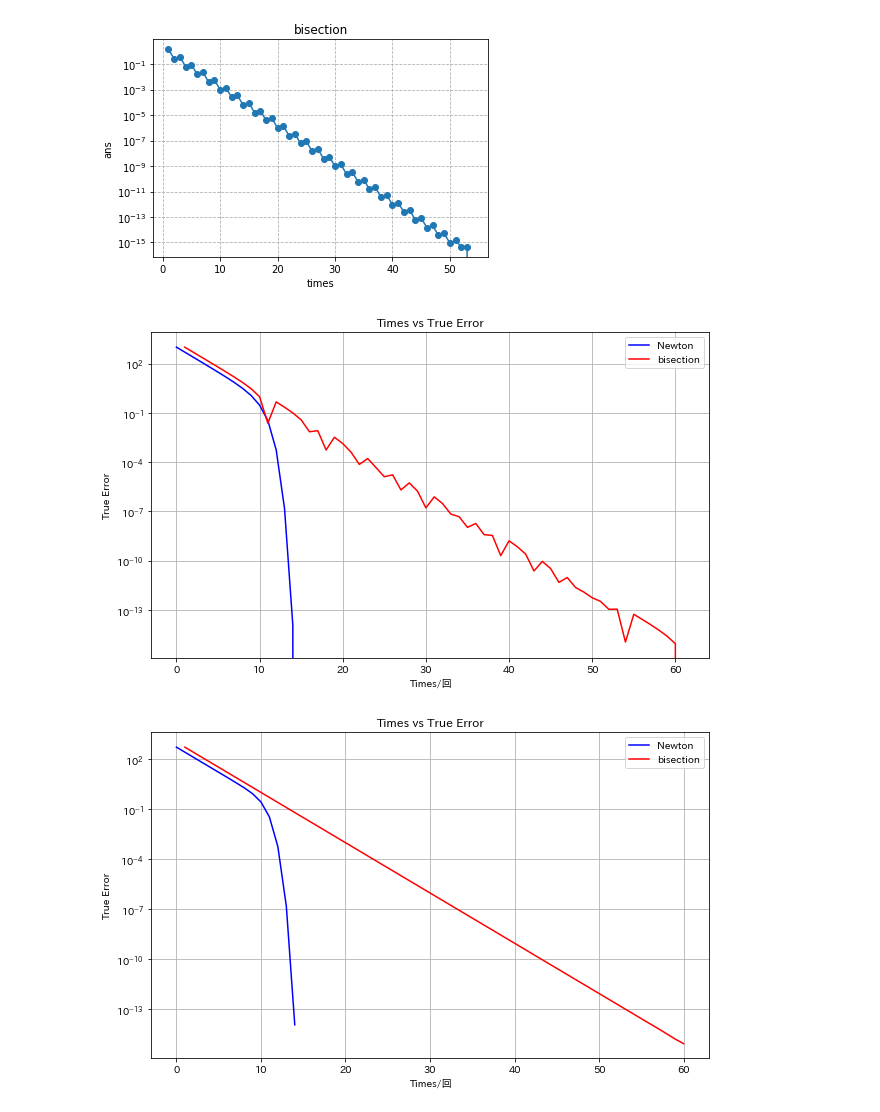
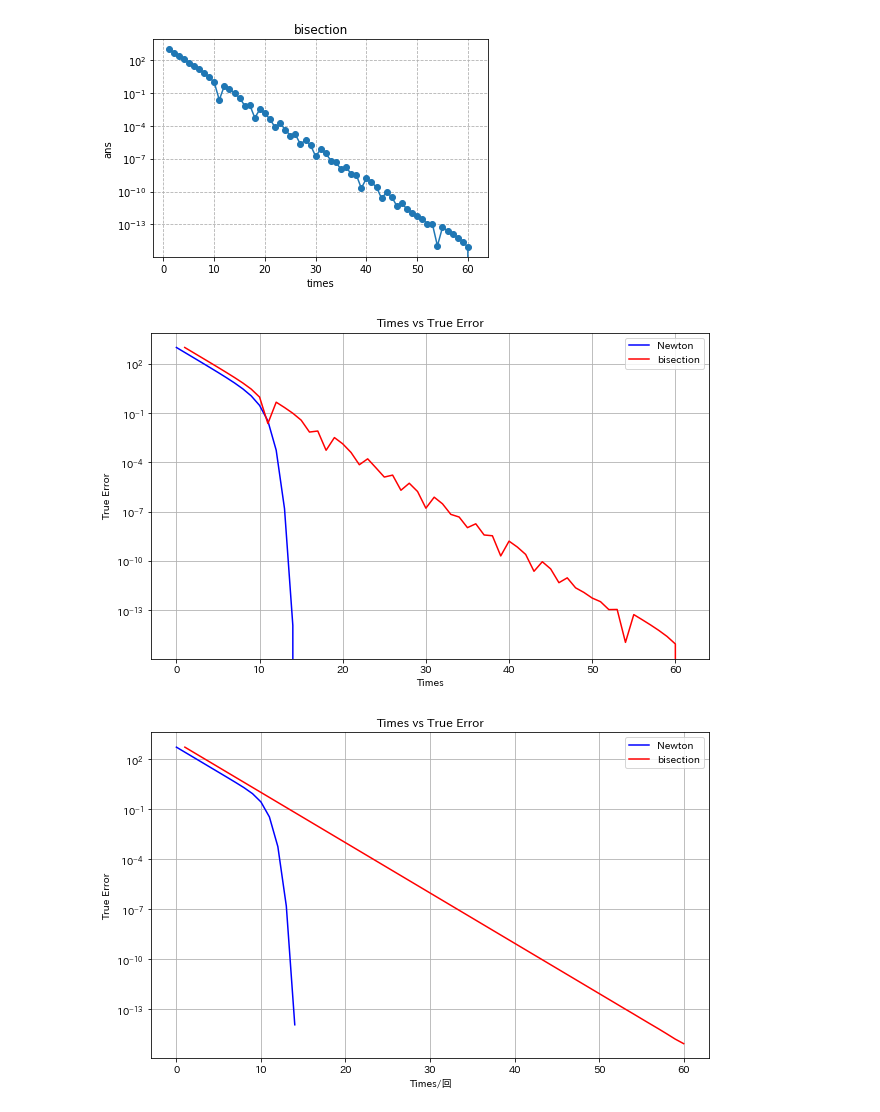
Before and after one commit to NegoroKosei/fortran_practice, a Jupyter notebook: ex3.ipynb, the cells around one changed output. Cells and saved outputs as stored; diff of their text form; code cells hidden in the pictures.

```diff
--- a/ex3.ipynb
+++ b/ex3.ipynb
@@ -34,27 +34,33 @@ plt.show()
 # %%
 import matplotlib.pyplot as plt
 import pandas as pd
 import numpy as np
 
 # .datファイルからデータを読み込む
-df = pd.read_csv('ex4_file/output001.d', delim_whitespace=True, header=None)
+df = pd.read_table('ex4_file/output001.dat', delim_whitespace=True, header=None)
+
+# DをEに置換
+df = df.applymap(lambda x: str(x).replace('D', 'E'))
+
+# データ型を変換
+df = df.astype(float)
 
 # 2列目(反復回数)をx、1列目(解)をyとして指定,yは解1との差の絶対値を見る
 x = df.iloc[:, 1]
 y = np.abs(df.iloc[:, 0] - 1)
 
 # グラフの作成
 plt.plot(x, y, marker='o')
 plt.xlabel('times')
 plt.ylabel('ans')
 plt.title('bisection')
 # 対数軸の設定
 plt.yscale('log')
 # 両方のグリッド線を引く
 plt.grid(True, which="both", ls="--")
 plt.show()
 # %% [output]
-[figure, old version]
+[figure, new version]
 # %%
 新たなデータ構造
 Series...1次元のデータ(indexとdataのペア)column nameで列の名前を記述できる
@@ -118,7 +124,7 @@ plt.figure(figsize=(10, 6))
 plot_data(x1, y1, label='Newton', color='blue')
 plot_data(x2, y2, label='bisection', color='red')
 
-plt.xlabel('Times/回')
+plt.xlabel('Times')
 plt.ylabel('True Error')
 plt.title('Times vs True Error')
 plt.legend()
@@ -126,7 +132,7 @@ plt.yscale('log')
 plt.grid(True)
 plt.show()
 # %% [output]
-[figure, old version]
+[figure, new version]
 # %%
 import matplotlib.pyplot as plt
 import japanize_matplotlib
```
Also changed, not shown: parts of 2 cells of this notebook.
